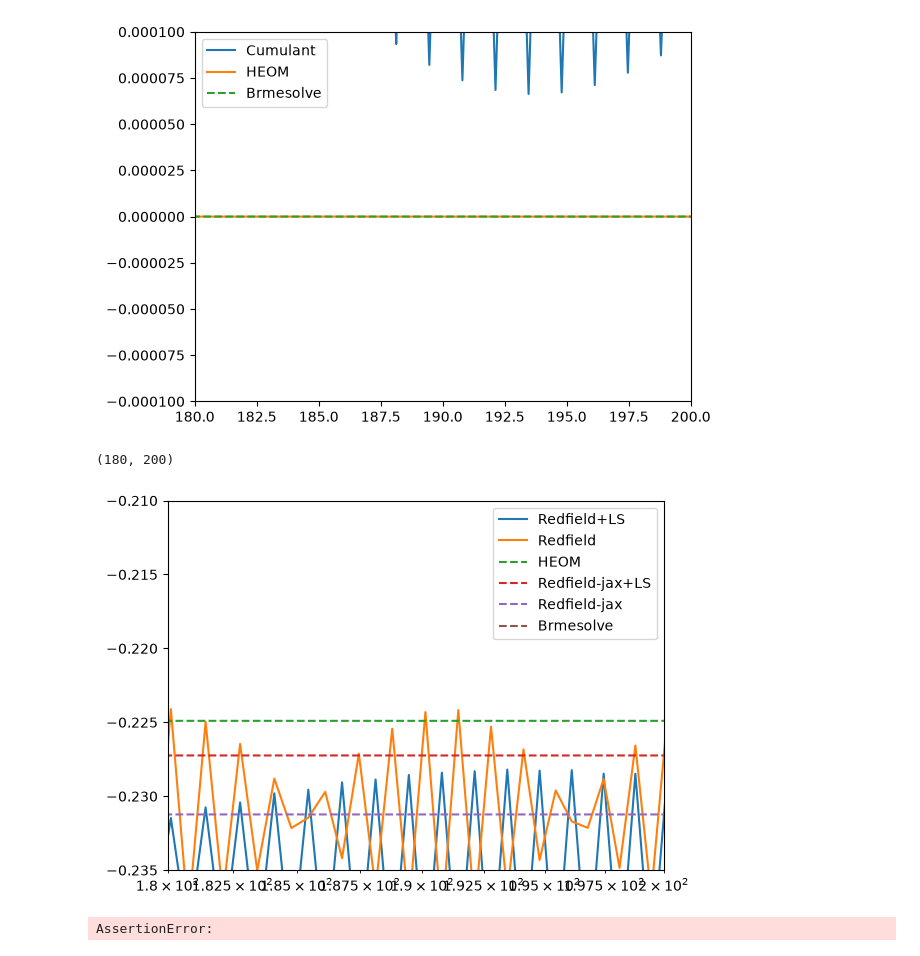
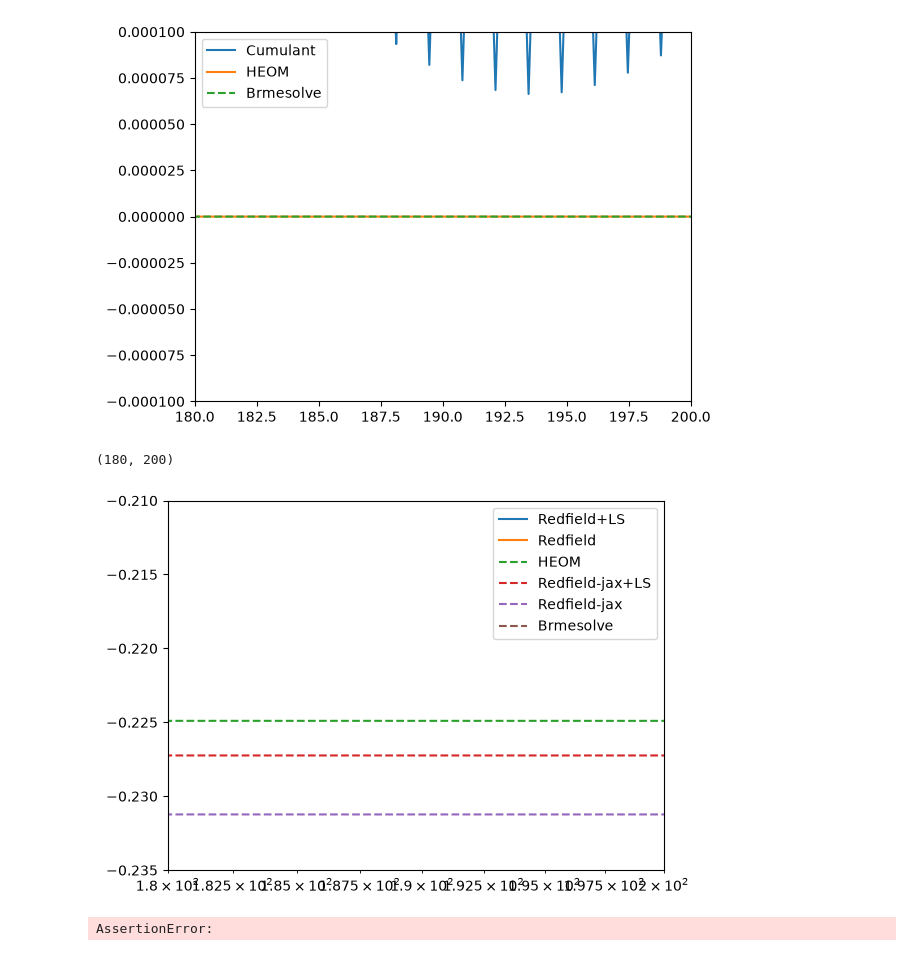
Before and after one commit to gsuarezr/NonMarkovianMethods, a Jupyter notebook: docs/Qubit_example.ipynb, the cells around one changed output. Drawn from its saved outputs; the diff is of its cells as text; code cells hidden in the pictures.

```diff
--- a/docs/Qubit_example.ipynb
+++ b/docs/Qubit_example.ipynb
@@ -97,5 +98,5 @@ AttributeError: 'complex' object has no attribute 'conj'
 # %%
-redw=redfield.redfield(Hsys=H,t=t,baths=[envfit],Qs=[Q],eps=1e-8,matsubara=True,ls=False,picture="S")
+redw=redfield.redfield(Hsys=H,t=t,baths=[envfit],Qs=[Q],eps=1e-8,matsubara=True,ls=False,picture="S",markov=True)
 result_red21=redw.evolution(rho0,method="BDF")
 # %% [output]
 Started Solving the differential equation
@@ -176,27 +177,27 @@ plt.xlim(180,200)
 [figure]
 # %%
 #plt.plot(bathr.alpha * t, [i[0, 1].real for i in result_cum3],label="Cumulant")
-plt.plot(bathr.alpha * t, [i[0, 1].real for i in result_red2],label="Redfield+LS")
-plt.plot(bathr.alpha * t, [i[0, 1].real for i in result_red21],label="Redfield")
+plt.plot(bathr.alpha * t, [i[0, 1].imag for i in result_red2],label="Redfield+LS")
+plt.plot(bathr.alpha * t, [i[0, 1].imag for i in result_red21],label="Redfield")
 plt.plot(bathr.alpha * t, [i[0, 1].real for i in result.states],"--",label="HEOM")
 plt.plot(bathr.alpha * t, [i[0, 1].real for i in result_redjax],"--",label="Redfield-jax+LS")
 plt.plot(bathr.alpha * t, [i[0, 1].real for i in result_redjax2],"--",label="Redfield-jax")
 #plt.plot(bathr.alpha * t, [i[1, 1].real for i in result_redjax4],label="Redfield-jax+Markov+LS")
 plt.plot(bathr.alpha * t, [i[1, 1].real for i in resultBR.states],"--",label="Brmesolve")
 plt.axhline(0, color="black",linestyle="--")
 plt.xscale("log")
 plt.legend()
 plt.ylim(
  -0.235, -0.21
  )
 # plt.ylim(
 #   0.93, 0.96
 #   )
 #plt.yscale("log")
 plt.xlim(180,200)
 # %% [output]
 (180, 200)
-[figure, old version]
+[figure, new version]
 # %%
 assert 1==0
 # %% [output]
```
Also changed, not shown: parts of 5 cells of this notebook, 1 other file.
